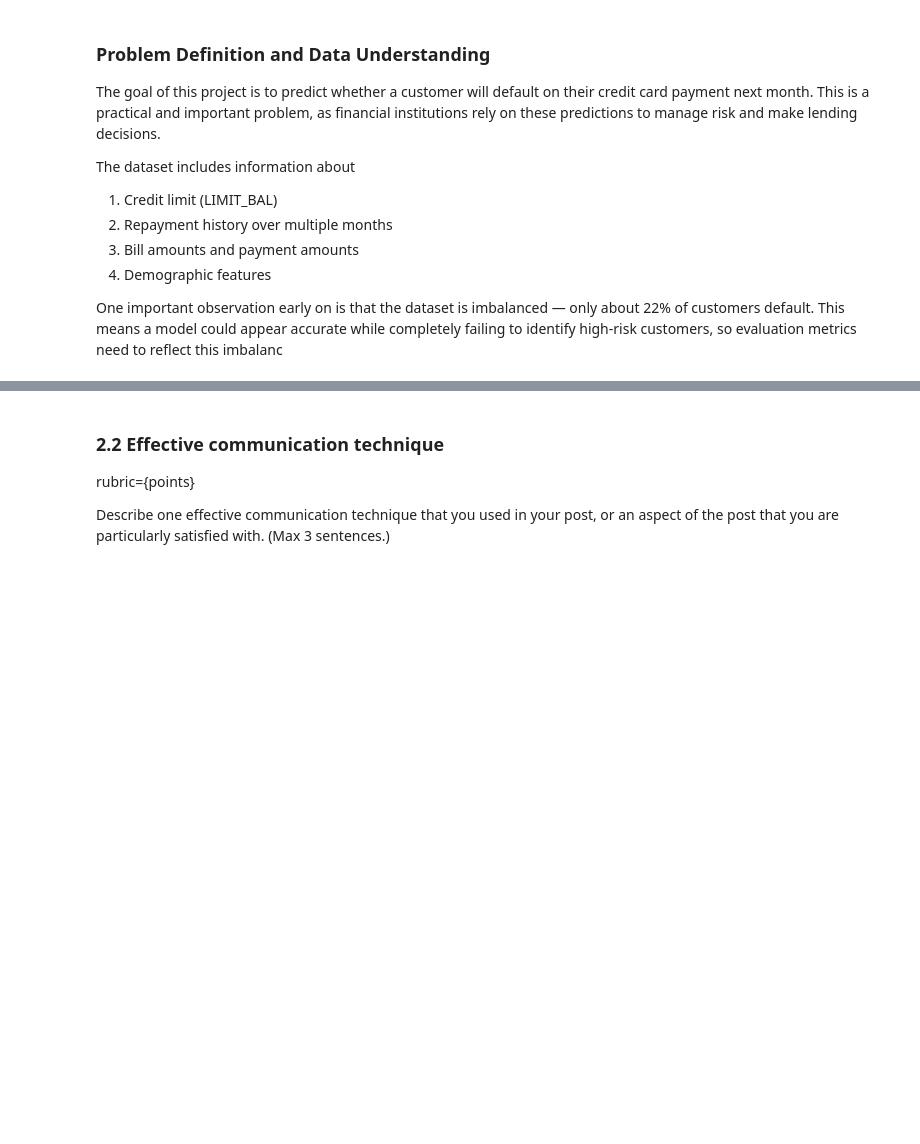
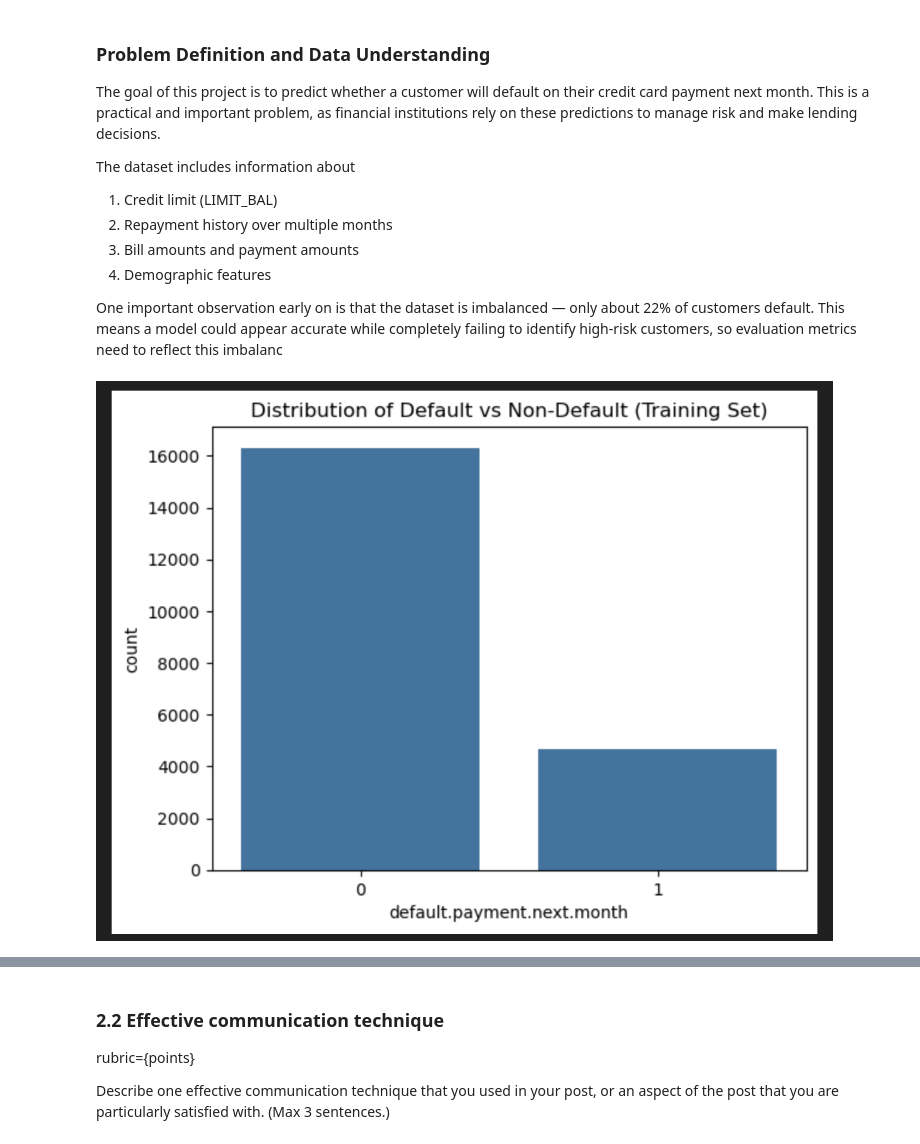
Before and after one commit to reseewan1205-del/hw9, a Jupyter notebook: hw9.ipynb, the cells around one changed output, grey strips where cells are left out. Drawn from its saved outputs; the diff is of its cells as text; code cells hidden in the pictures; blank space fills up the shorter version.

Commit message:
visual

```diff
--- a/hw9.ipynb
+++ b/hw9.ipynb
@@ -177,6 +177,12 @@ The dataset includes information about
 4. Demographic features
 
 One important observation early on is that the dataset is imbalanced — only about 22% of customers default. This means a model could appear accurate while completely failing to identify high-risk customers, so evaluation metrics need to reflect this imbalanc
+# %%
+from IPython.display import Image
+
+Image("img/train.png")
+# %% [output]
+[figure, added]
 # %% [markdown]
 ### Exploratory Data Analysis
 
```
Also changed, not shown: parts of 4 cells of this notebook, 3 other files.
